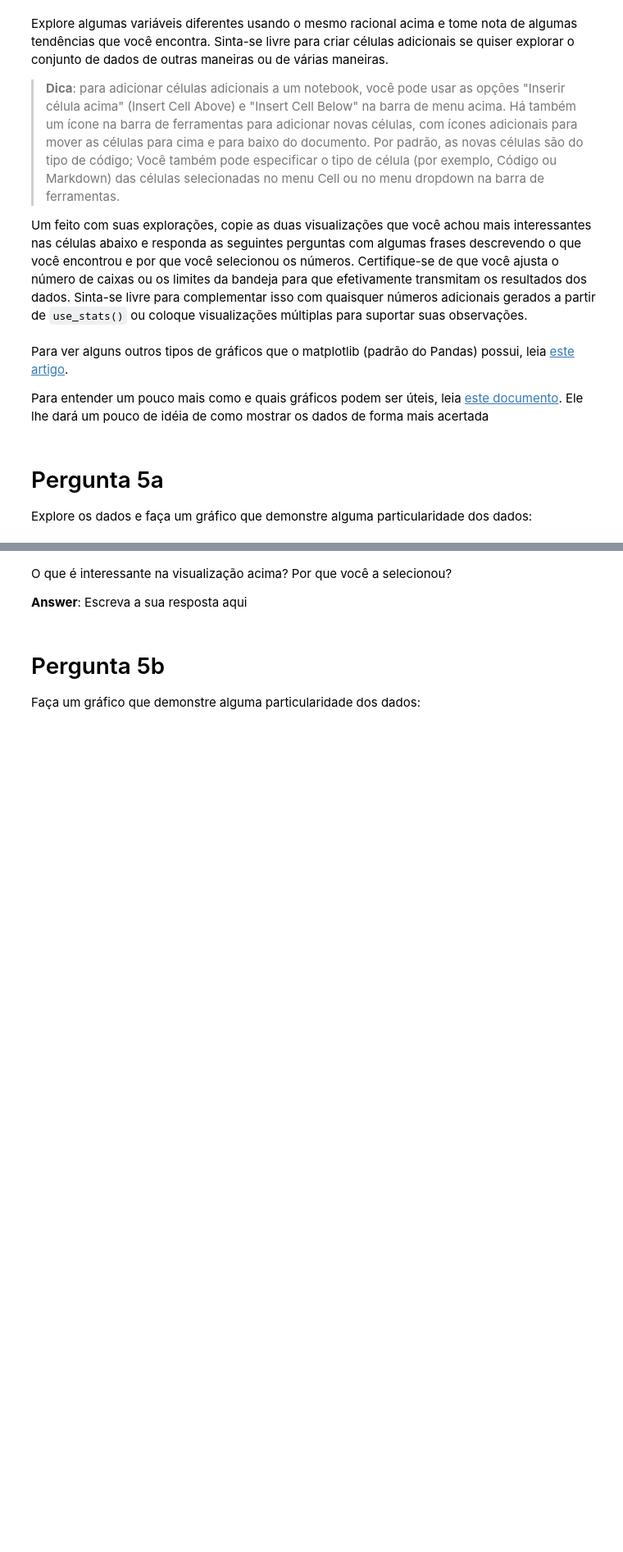
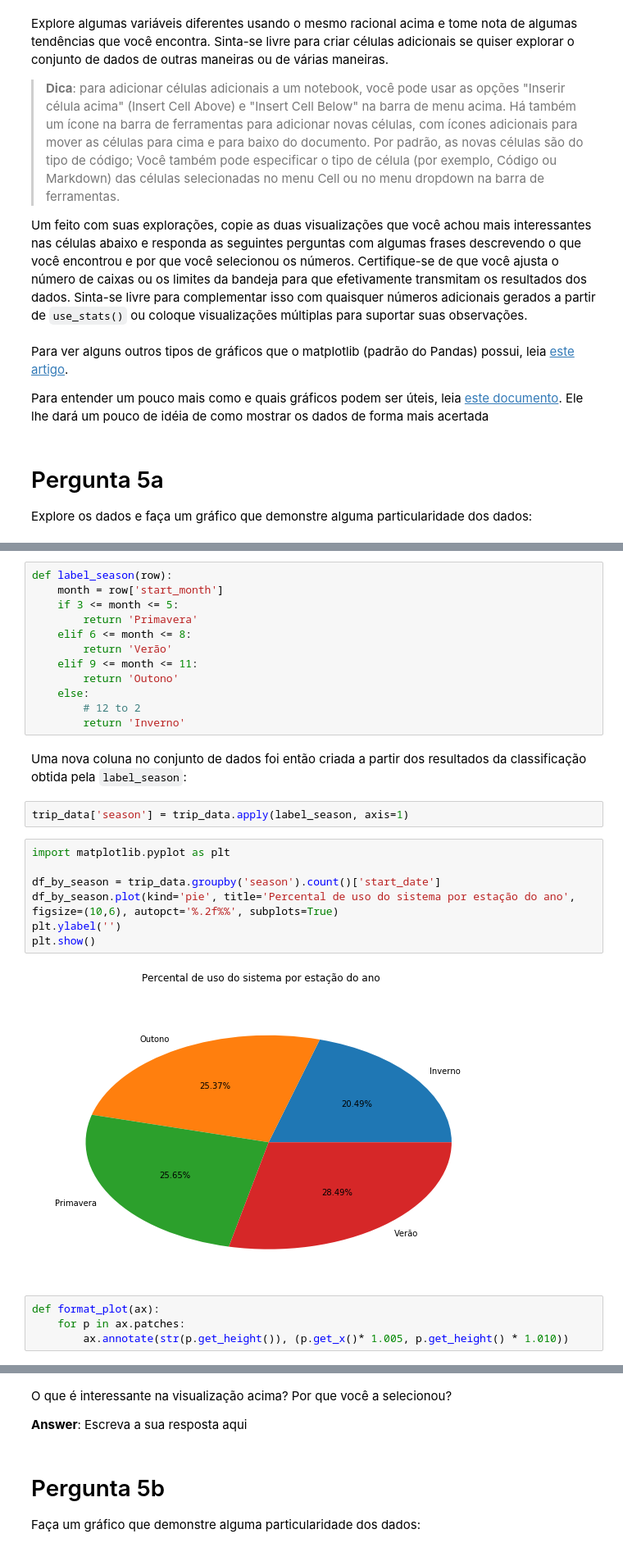
Before and after one commit to resilva87/udacity-datascience-I, a Jupyter notebook: Analise_Bay_Area_Bike_Share-NDFDSI.ipynb, the cells around one changed output, grey strips where cells are left out. Shown: that part at 82% size. Drawn from its saved outputs; the diff is of its cells as text; blank space fills up the shorter version.

Commit message:
WIP: Exploring new data insights in question 5

```diff
--- a/Analise_Bay_Area_Bike_Share-NDFDSI.ipynb
+++ b/Analise_Bay_Area_Bike_Share-NDFDSI.ipynb
@@ -464,0 +469,29 @@ Explore os dados e faça um gráfico que demonstre alguma particularidade dos da
+# %%
+def label_season(row):
+    month = row['start_month']
+    if 3 <= month <= 5:
+        return 'Primavera'
+    elif 6 <= month <= 8:
+        return 'Verão'
+    elif 9 <= month <= 11:
+        return 'Outono'
+    else:
+        # 12 to 2
+        return 'Inverno'
+# %% [markdown]
+Uma nova coluna no conjunto de dados foi então criada a partir dos resultados da classificação obtida pela `label_season`:
+# %%
+trip_data['season'] = trip_data.apply(label_season, axis=1)
+# %%
+import matplotlib.pyplot as plt
+
+df_by_season = trip_data.groupby('season').count()['start_date']
+df_by_season.plot(kind='pie', title='Percental de uso do sistema por estação do ano', figsize=(10,6), autopct='%.2f%%', subplots=True)
+plt.ylabel('')
+plt.show()
+# %% [output]
+[figure, added]
+# %%
+def format_plot(ax):
+    for p in ax.patches:
+        ax.annotate(str(p.get_height()), (p.get_x()* 1.005, p.get_height() * 1.010))
```
Also changed, not shown: parts of 10 cells of this notebook, 1 other file.
